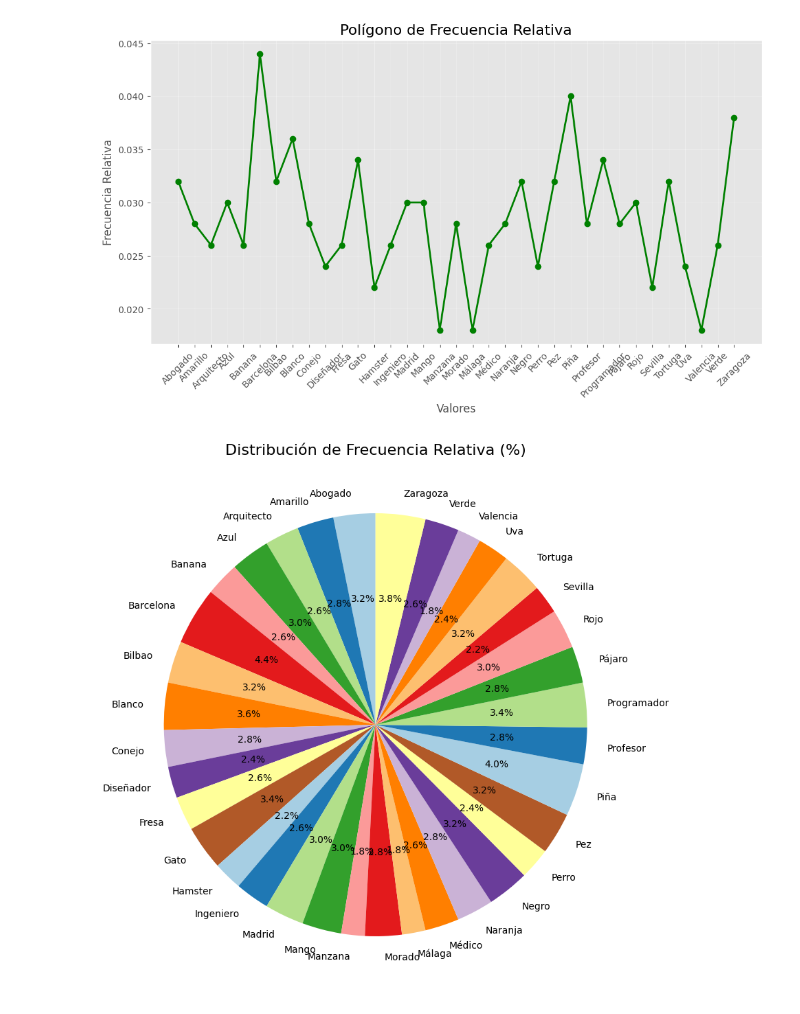
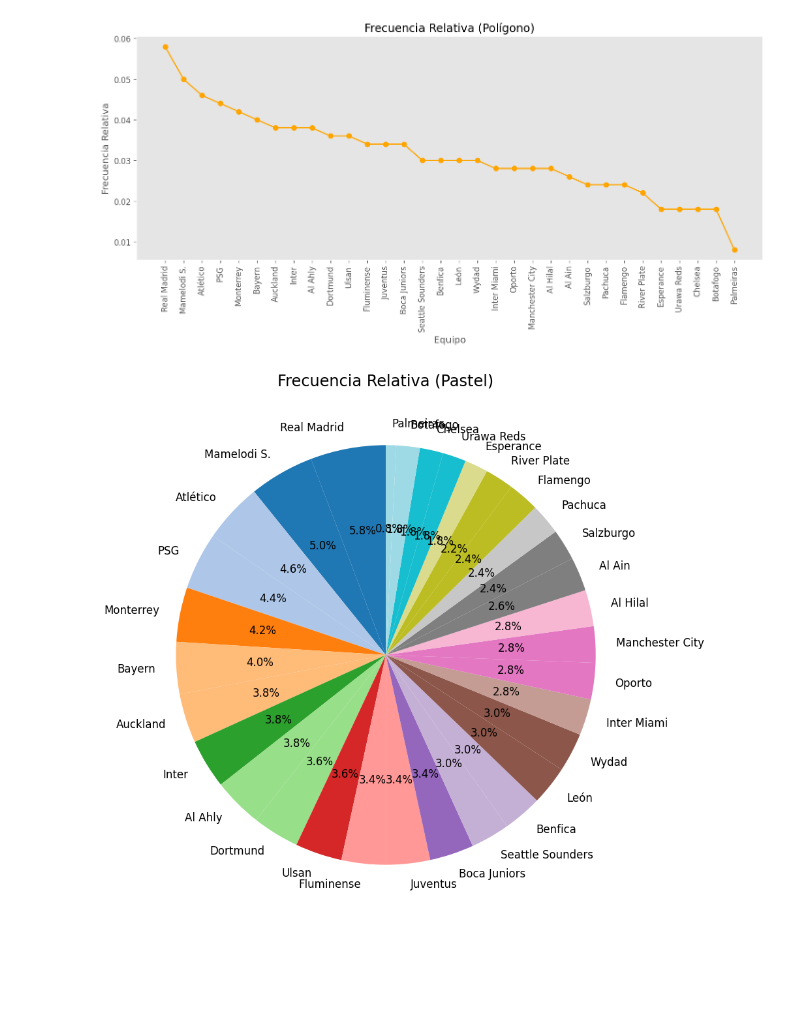
Before and after one commit to FerGonzaga/Act2_TabFrec, a Jupyter notebook: Edwin_Tabla_Cualitativa.ipynb, the cells around one changed output. Saved outputs shown, nothing was run; the diff lists cells and outputs as text; code cells hidden in the pictures; blank space fills up the shorter version.

```diff
--- a/Edwin_Tabla_Cualitativa.ipynb
+++ b/Edwin_Tabla_Cualitativa.ipynb
@@ -146,20 +154,22 @@ plt.show()
 # %%
-plt.figure(figsize=(12, 6))
-plt.plot(frec_rel.index, frec_rel.values, marker='o', linestyle='-', color='green', linewidth=2)
-plt.title('Polígono de Frecuencia Relativa', fontsize=16)
-plt.xlabel('Valores', fontsize=12)
-plt.ylabel('Frecuencia Relativa', fontsize=12)
-plt.xticks(rotation=45)
-plt.grid(alpha=0.3)
+plt.figure(figsize=(12,6))
+plt.plot(fr.index, fr.values, marker='o', linestyle='-', color='orange')
+plt.xticks(rotation=90)
+plt.title('Frecuencia Relativa (Polígono)')
+plt.xlabel('Equipo')
+plt.ylabel('Frecuencia Relativa')
+plt.grid()
+plt.tight_layout()
 plt.show()
 # %% [output]
-[figure, old version]
+[figure, new version]
 # %%
-plt.figure(figsize=(10, 10))
-plt.pie(frec_abs, labels=frec_abs.index, autopct='%1.1f%%',
-        colors=plt.cm.Paired.colors, startangle=90, textprops={'fontsize': 10})
-plt.title('Distribución de Frecuencia Relativa (%)', fontsize=16)
+plt.figure(figsize=(8,8))
+fr.plot(kind='pie', autopct='%1.1f%%', startangle=90, colormap='tab20')
+plt.title('Frecuencia Relativa (Pastel)')
+plt.ylabel('')
+plt.tight_layout()
 plt.show()
 # %% [output]
-[figure, old version]
+[figure, new version]
 # %%
```
Also changed, not shown: parts of 7 cells of this notebook.
